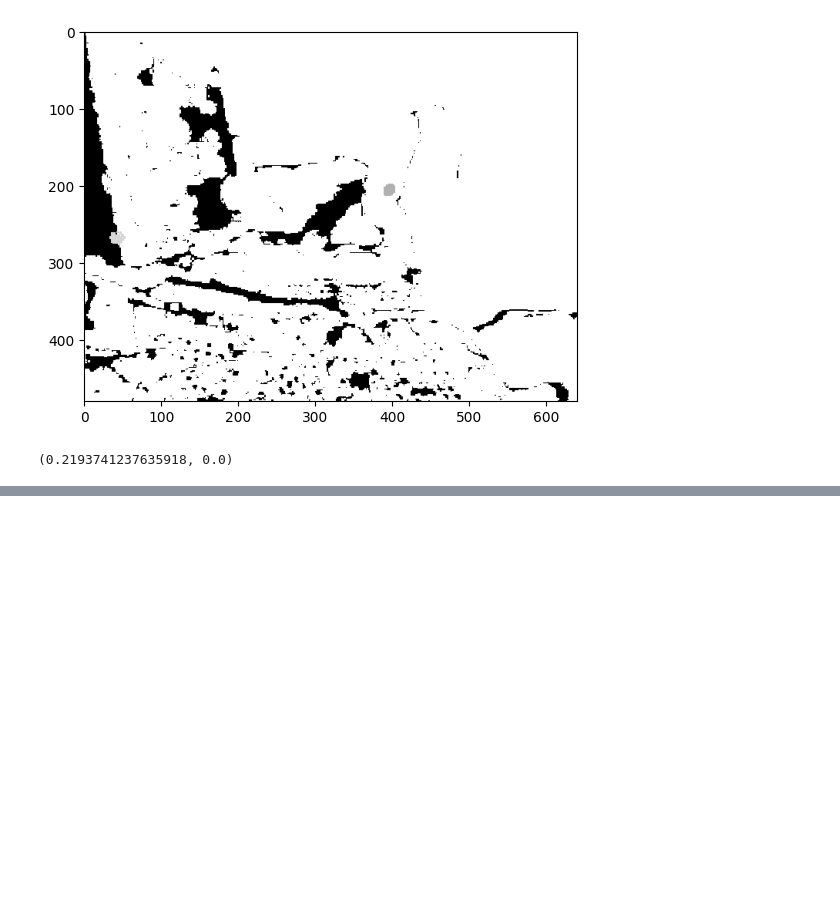
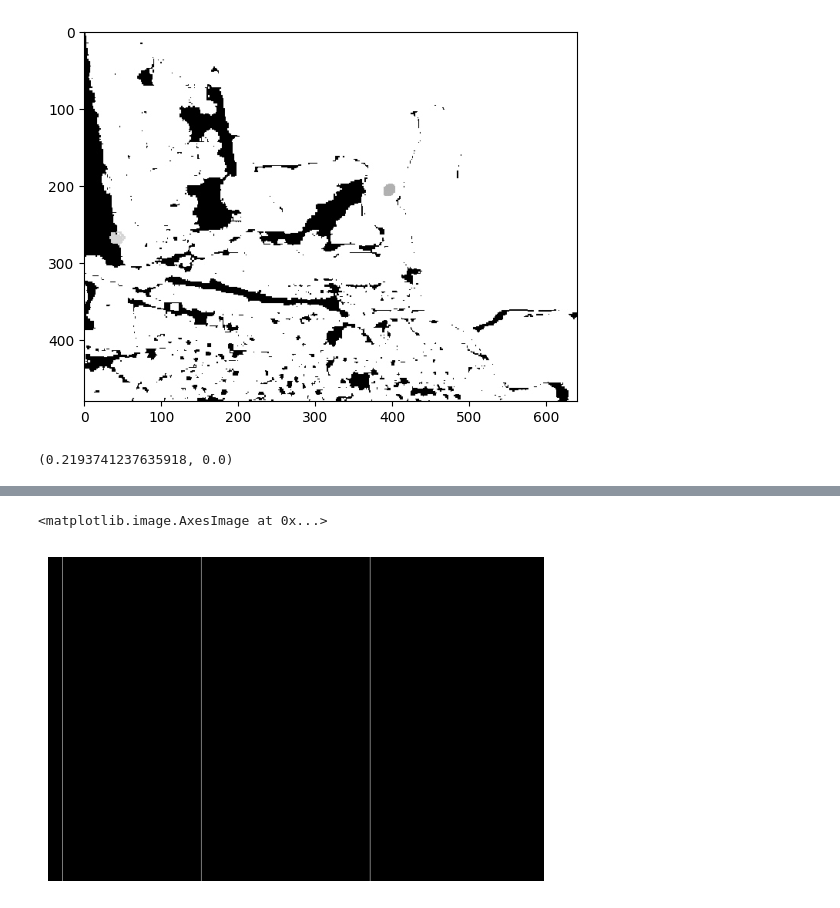
Before and after one commit to legonko/Final-project, a Jupyter notebook: test_car.ipynb, the cells around one changed output, grey strips where cells are left out. Drawn from its saved outputs; the diff is of its cells as text; code cells hidden in the pictures; blank space fills up the shorter version.

```diff
--- a/lib/utils/test_car.ipynb
+++ b/test_car.ipynb
@@ -296,0 +332,15 @@ delta = math.sqrt((x2 - x1) ** 2 + (y2 - y1) ** 2)
+# %%
+peaks, _ = find_peaks(histogram,  height=5000)  # prominence=10000, prominence - min height above surrounding
+lanes_map = np.zeros_like(tr_img)
+peaks = np.sort(peaks)
+
+if len(peaks): # else ??????????????????????????????
+    for peak in peaks:
+        lanes_map[:, peak] = 255
+
+fig, ax = plt.subplots()
+ax.set_axis_off()
+imshow(lanes_map, cmap='gray')
+# %% [output]
+<matplotlib.image.AxesImage at 0x...>
+[figure, added]
```
Also changed, not shown: parts of 6 cells of this notebook, 38 other files.
